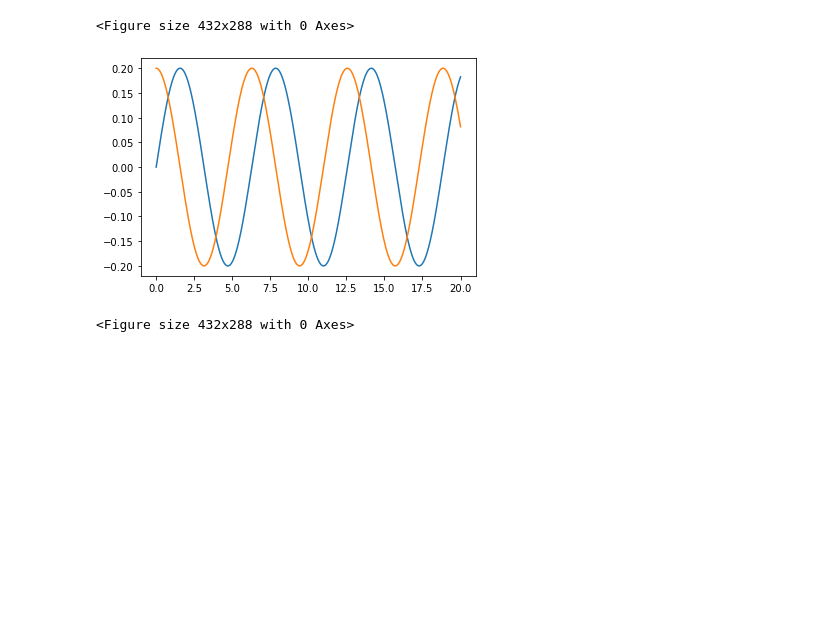
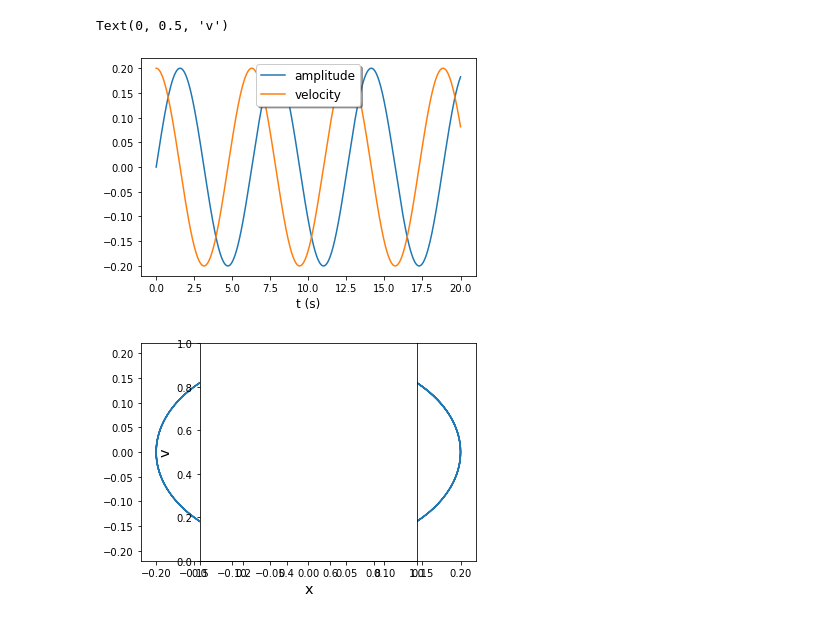
Before and after one commit to renecartaya/Runge-Kutta-method, a Jupyter notebook: Runge-Kutta_method.ipynb, the cells around one changed output. Drawn from its saved outputs; the diff is of its cells as text; code cells hidden in the pictures; blank space fills up the shorter version.

```diff
--- a/Runge-Kutta_method.ipynb
+++ b/Runge-Kutta_method.ipynb
@@ -41,16 +41,25 @@ for i in range(int(tmax/h)):   # take enough steps (or so)
 # %%
 # plots set
 
 [y1,y2] = ys.transpose()
 fig, ax = plt.subplots()
 
 ax.plot(ts, y1, label = 'amplitude')
 ax.plot(ts, y2, label = 'velocity')
 
-#legend
+legend = ax.legend(loc = 'upper center', shadow = True, fontsize = 'large')
+
+plt.xlabel("t (s)", fontsize = 'large')
 
 plt.figure()
+
+plt.plot(y1,y2)
+
+plt.axes().set_aspect('equal')
+
+plt.xlabel('x', fontsize = 'x-large')
+plt.ylabel('v', fontsize = 'x-large')
 # %% [output]
-<Figure size 432x288 with 0 Axes>
+Text(0, 0.5, 'v')
-[figure, old version]
+[figure, new version]
-<Figure size 432x288 with 0 Axes>
+[figure, added]
```
